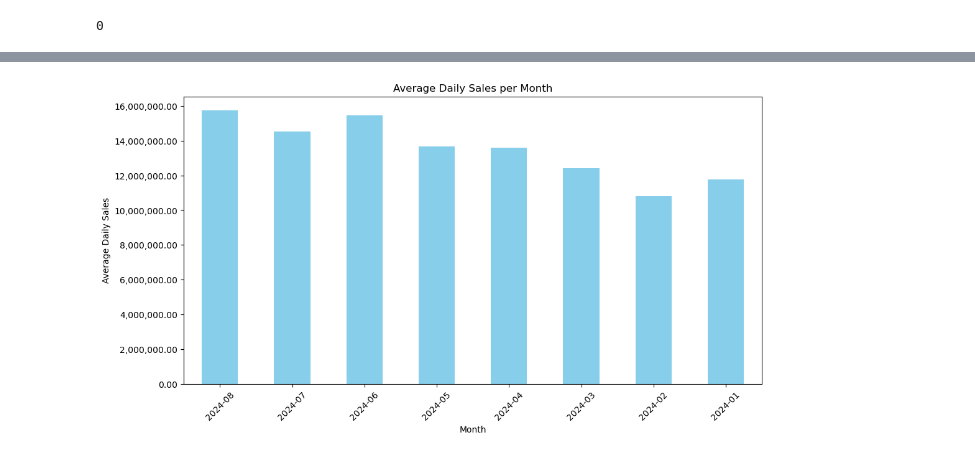
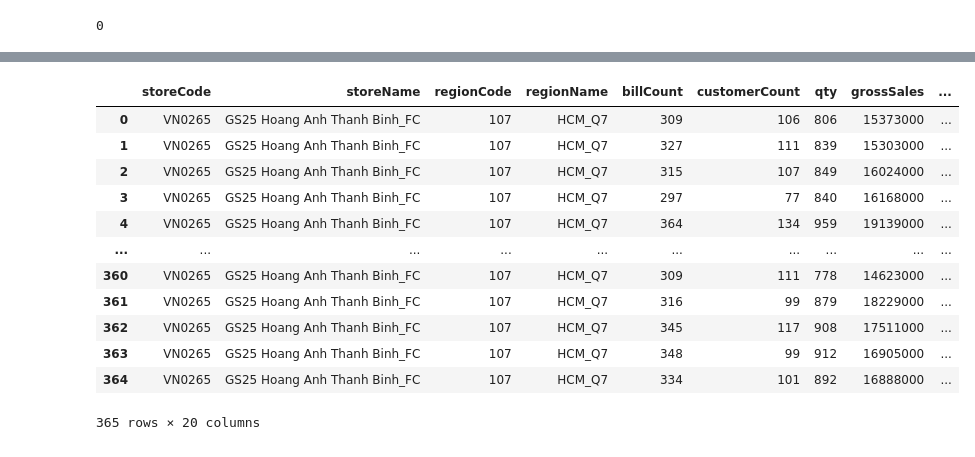
Before and after one commit to TrieuPH/python, a Jupyter notebook: Python/Data Analysis/Store/dataanalysis_cvs_salebystore.ipynb, the cells around one changed output, grey strips where cells are left out. Cells and saved outputs as stored; diff of their text form; code cells hidden in the pictures.

```diff
--- a/Python/Data Analysis/Store/dataanalysis_cvs_salebystore.ipynb
+++ b/Python/Data Analysis/Store/dataanalysis_cvs_salebystore.ipynb
@@ -198,29 +243,17 @@ The day with the highest sales was 2024-10-05 00:00:00 with 20,411,507.00
 The day with the lowest sales was 2024-02-21 00:00:00 with 7,253,694.00
-# %%
-import pandas as pd
-import matplotlib.pyplot as plt
-
-# Sample data
-data = {
-    'year_month': ['2024-08', '2024-07', '2024-06', '2024-05', '2024-04', '2024-03', '2024-02', '2024-01'],
-    'average_daily_sales': ['15,753,188.57', '14,539,593.06', '15,474,169.03', '13,664,188.94', '13,582,927.00', '12,429,899.94', '10,810,962.24', '11,756,127.50']
-}
-
-# Create DataFrame
-df_drawchart = pd.DataFrame(data)
-df_drawchart['average_daily_sales'] = df_drawchart['average_daily_sales'].str.replace(',', '').astype(float)
-df_drawchart.set_index('year_month', inplace=True)
-
-# Plotting
-ax = df_drawchart['average_daily_sales'].plot(kind='bar', figsize=(12, 6), color='skyblue')
-ax.set_title('Average Daily Sales per Month')
-ax.set_xlabel('Month')
-ax.set_ylabel('Average Daily Sales')
-ax.set_xticklabels(df_drawchart.index, rotation=45)
-
-# Format the y-axis labels as currency
-ax.get_yaxis().set_major_formatter(plt.FuncFormatter(lambda x, loc: "{:,.2f}".format(x)))
-
-plt.show()
-# %% [output]
-[figure, removed]
+# %%
+df
+# %% [output]
+|  | storeCode | storeName | regionCode | regionName | billCount | customerCount | qty | grossSales | ... |
+| 0 | VN0265 | GS25 Hoang Anh Thanh Binh_FC | 107 | HCM_Q7 | 309 | 106 | 806 | 15373000 | ... |
+| 1 | VN0265 | GS25 Hoang Anh Thanh Binh_FC | 107 | HCM_Q7 | 327 | 111 | 839 | 15303000 | ... |
+| 2 | VN0265 | GS25 Hoang Anh Thanh Binh_FC | 107 | HCM_Q7 | 315 | 107 | 849 | 16024000 | ... |
+| 3 | VN0265 | GS25 Hoang Anh Thanh Binh_FC | 107 | HCM_Q7 | 297 | 77 | 840 | 16168000 | ... |
+| 4 | VN0265 | GS25 Hoang Anh Thanh Binh_FC | 107 | HCM_Q7 | 364 | 134 | 959 | 19139000 | ... |
+| ... | ... | ... | ... | ... | ... | ... | ... | ... | ... |
+| 360 | VN0265 | GS25 Hoang Anh Thanh Binh_FC | 107 | HCM_Q7 | 309 | 111 | 778 | 14623000 | ... |
+| 361 | VN0265 | GS25 Hoang Anh Thanh Binh_FC | 107 | HCM_Q7 | 316 | 99 | 879 | 18229000 | ... |
+| 362 | VN0265 | GS25 Hoang Anh Thanh Binh_FC | 107 | HCM_Q7 | 345 | 117 | 908 | 17511000 | ... |
+| 363 | VN0265 | GS25 Hoang Anh Thanh Binh_FC | 107 | HCM_Q7 | 348 | 99 | 912 | 16905000 | ... |
+| 364 | VN0265 | GS25 Hoang Anh Thanh Binh_FC | 107 | HCM_Q7 | 334 | 101 | 892 | 16888000 | ... |
+365 rows × 20 columns
```
Also changed, not shown: parts of 8 cells of this notebook, 13 other files.
